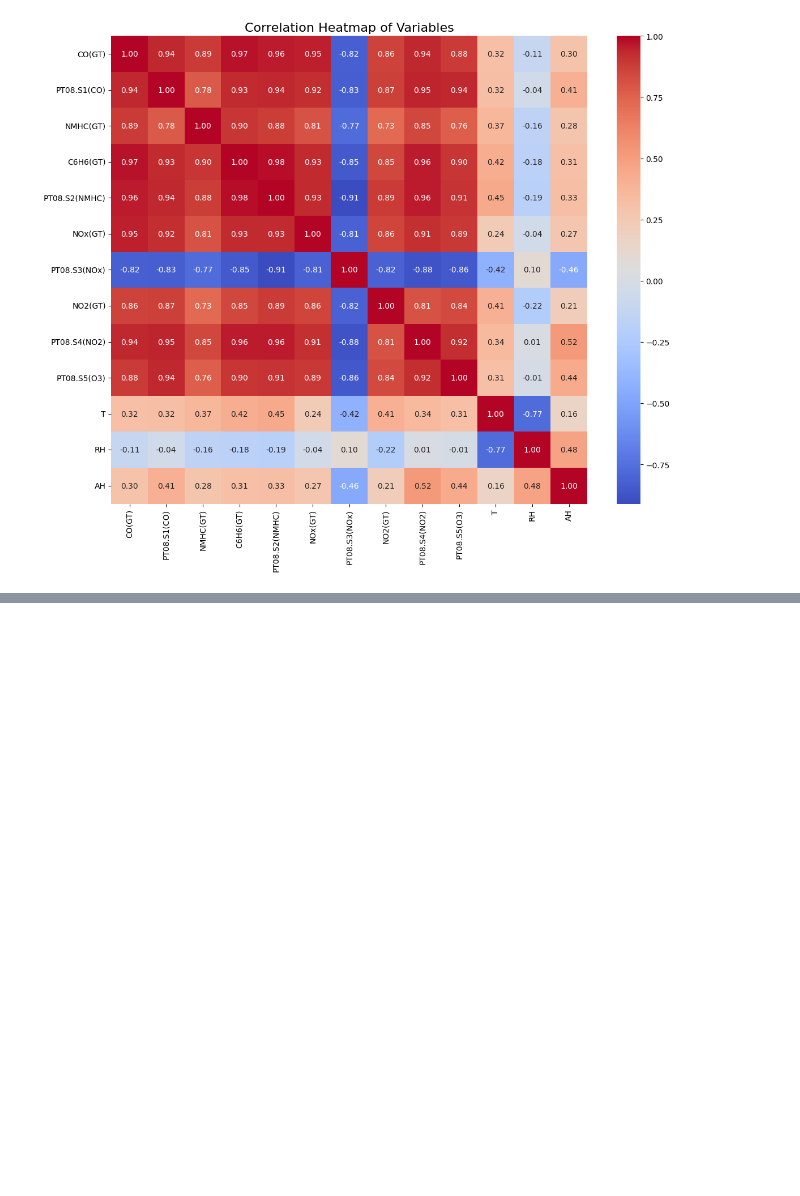
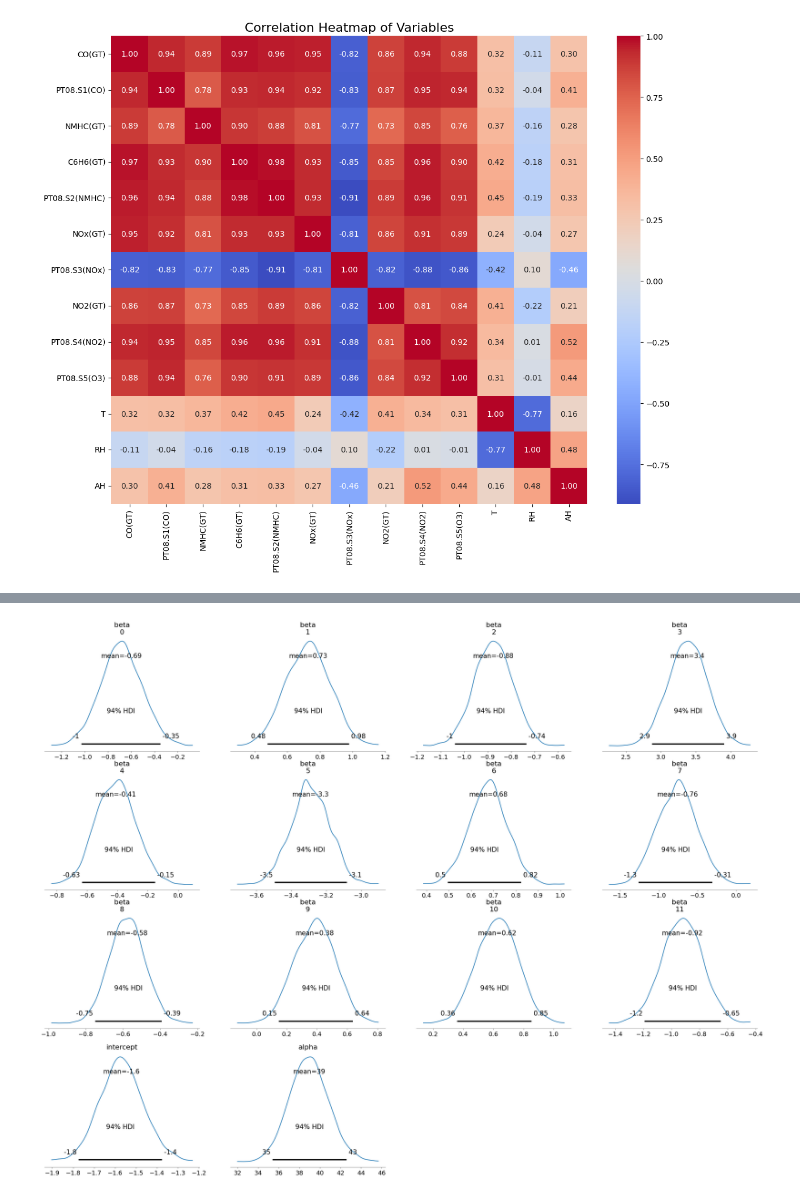
Before and after one commit to alcatraz47/Bayesian_Analysis_on_AQI, a Jupyter notebook: new_model_dev.ipynb, the cells around one changed output, grey strips where cells are left out. Saved outputs shown, nothing was run; the diff lists cells and outputs as text; code cells hidden in the pictures; blank space fills up the shorter version.

```diff
--- a/new_model_dev.ipynb
+++ b/new_model_dev.ipynb
@@ -137,0 +127,10 @@ summary.head(20)
+# %%
+az.plot_posterior(summary)
+# plt.savefig("posterior_beta_intercept_alpha.png")
+plt.show()
+
+# Display the posterior summary
+# posterior_summary.to_csv('/mnt/data/posterior_summary.csv')
+# posterior_summary
+# %% [output]
+[figure, added]
```
Also changed, not shown: parts of 16 cells of this notebook, 17 other files.
